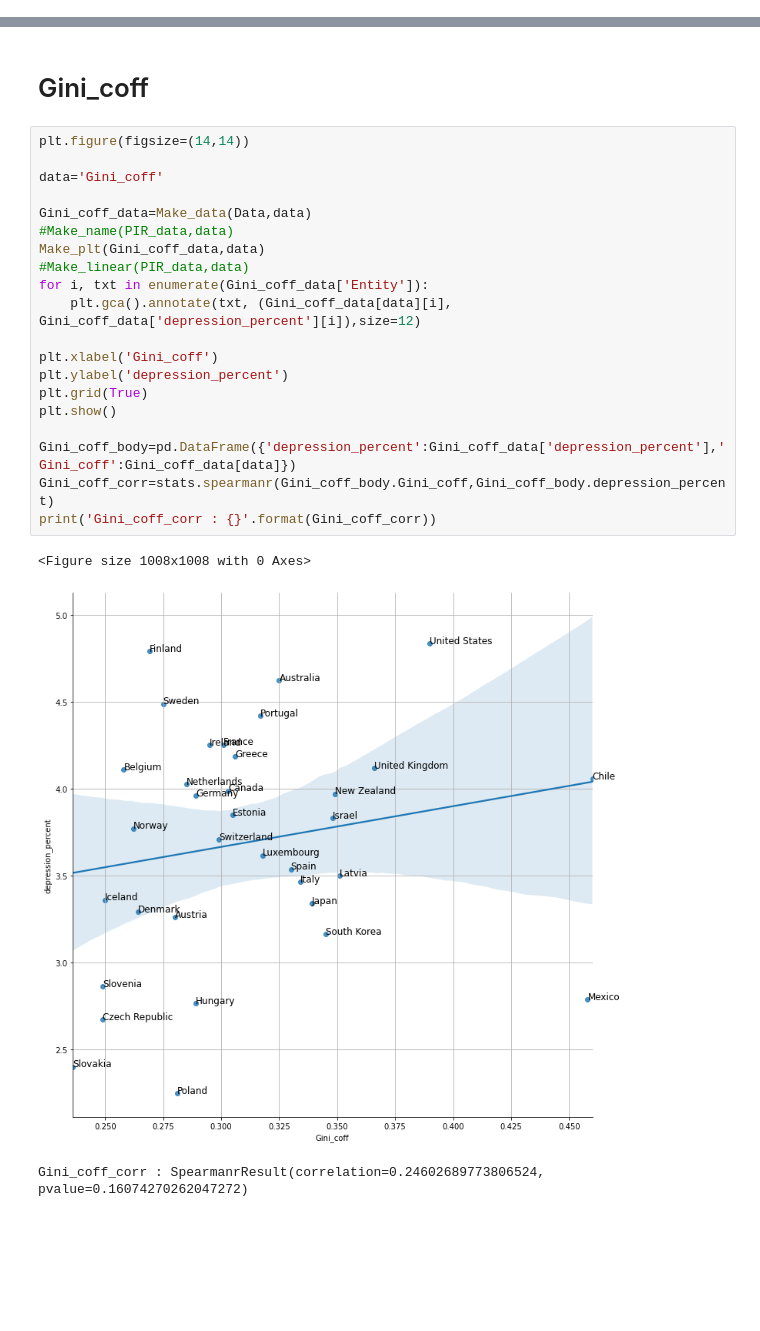
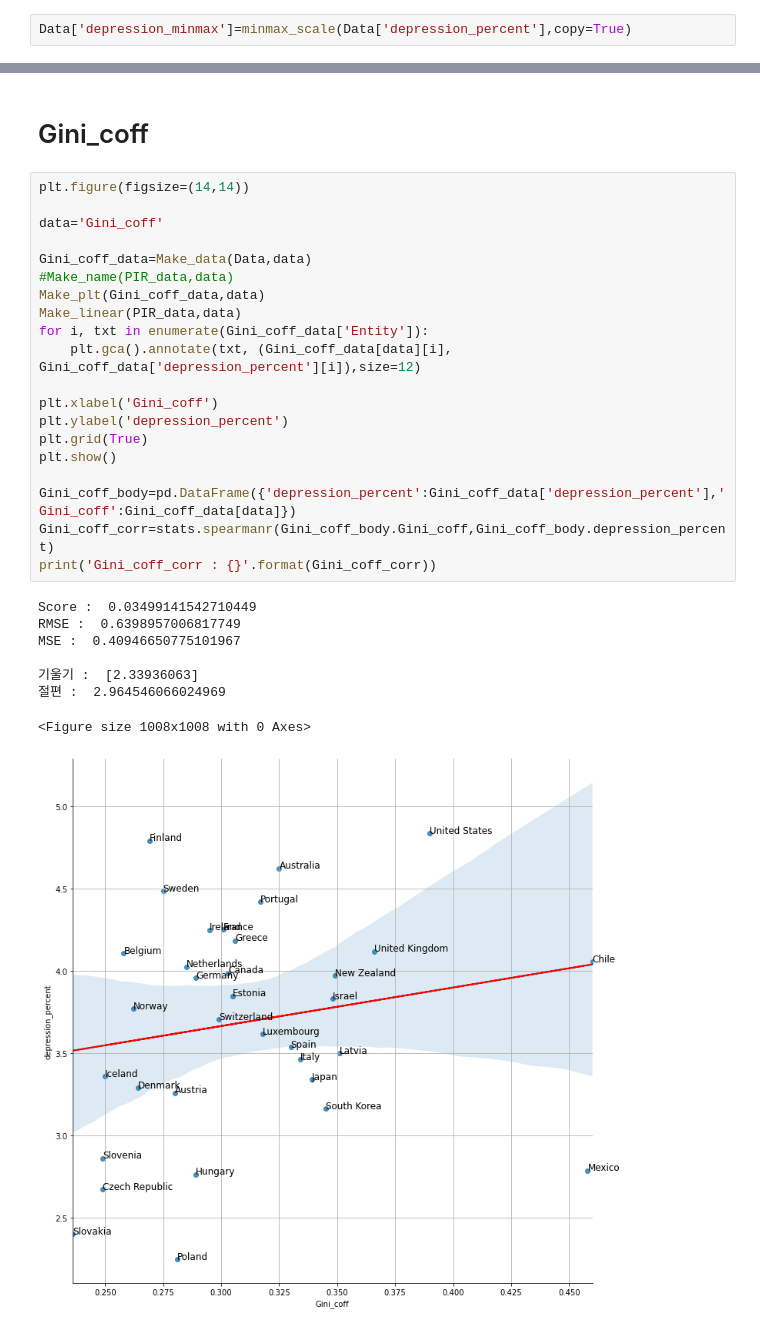
Before and after one commit to kjyju3955/BigdataProgramming, a Jupyter notebook: 프로젝트/depression.ipynb, the cells around one changed output, grey strips where cells are left out. Saved outputs shown, nothing was run; the diff lists cells and outputs as text; blank space fills up the shorter version.

```diff
--- a/프로젝트/depression.ipynb
+++ b/프로젝트/depression.ipynb
@@ -35,3 +42,5 @@ Data
+# %%
+Data['depression_minmax']=minmax_scale(Data['depression_percent'],copy=True)
 # %%
 plt.figure(figsize=(15,7))
 plt.bar(Data['Entity'],Data['depression_percent'])
@@ -238,24 +535,29 @@ Employ_rate_corr : SpearmanrResult(correlation=0.0796088320758697, pvalue=0.6544
 # %%
 plt.figure(figsize=(14,14))
 
 data='Gini_coff'
 
 Gini_coff_data=Make_data(Data,data)
 #Make_name(PIR_data,data)
 Make_plt(Gini_coff_data,data)
-#Make_linear(PIR_data,data)
+Make_linear(PIR_data,data)
 for i, txt in enumerate(Gini_coff_data['Entity']):
     plt.gca().annotate(txt, (Gini_coff_data[data][i], Gini_coff_data['depression_percent'][i]),size=12)
 
 plt.xlabel('Gini_coff')
 plt.ylabel('depression_percent')
 plt.grid(True)
 plt.show()
 
 Gini_coff_body=pd.DataFrame({'depression_percent':Gini_coff_data['depression_percent'],'Gini_coff':Gini_coff_data[data]})
 Gini_coff_corr=stats.spearmanr(Gini_coff_body.Gini_coff,Gini_coff_body.depression_percent)
 print('Gini_coff_corr : {}'.format(Gini_coff_corr))
 # %% [output]
-<Figure size 1008x1008 with 0 Axes>
+Score :  0.03499141542710449
+RMSE :  0.6398957006817749
+MSE :  0.40946650775101967
+
+기울기 :  [2.33936063]
+절편 :  2.964546066024969
+<Figure size 1008x1008 with 0 Axes>
-[figure, old version]
+[figure, new version]
-Gini_coff_corr : SpearmanrResult(correlation=0.24602689773806524, pvalue=0.16074270262047272)
```
Also changed, not shown: parts of 27 cells of this notebook, 2 other files.
